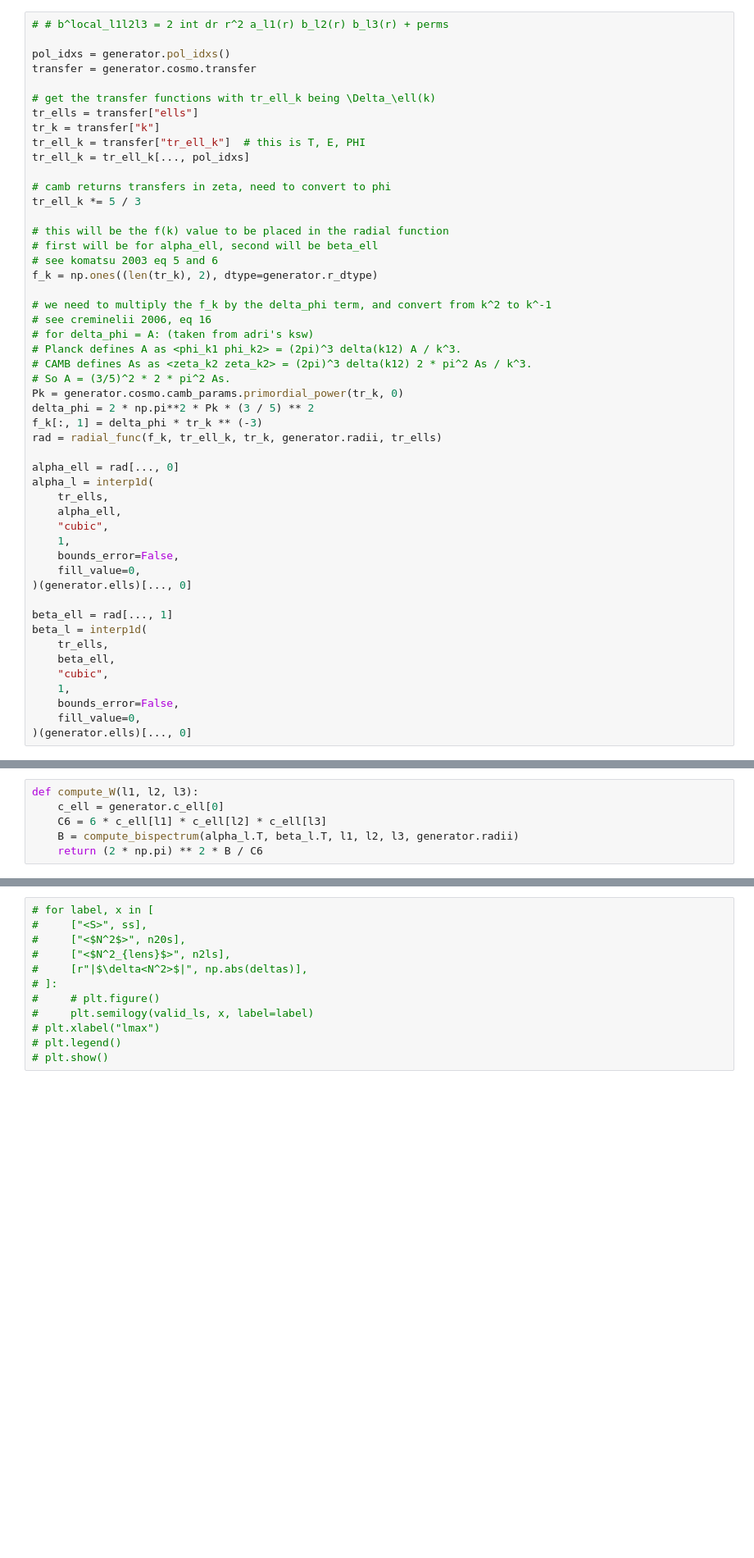
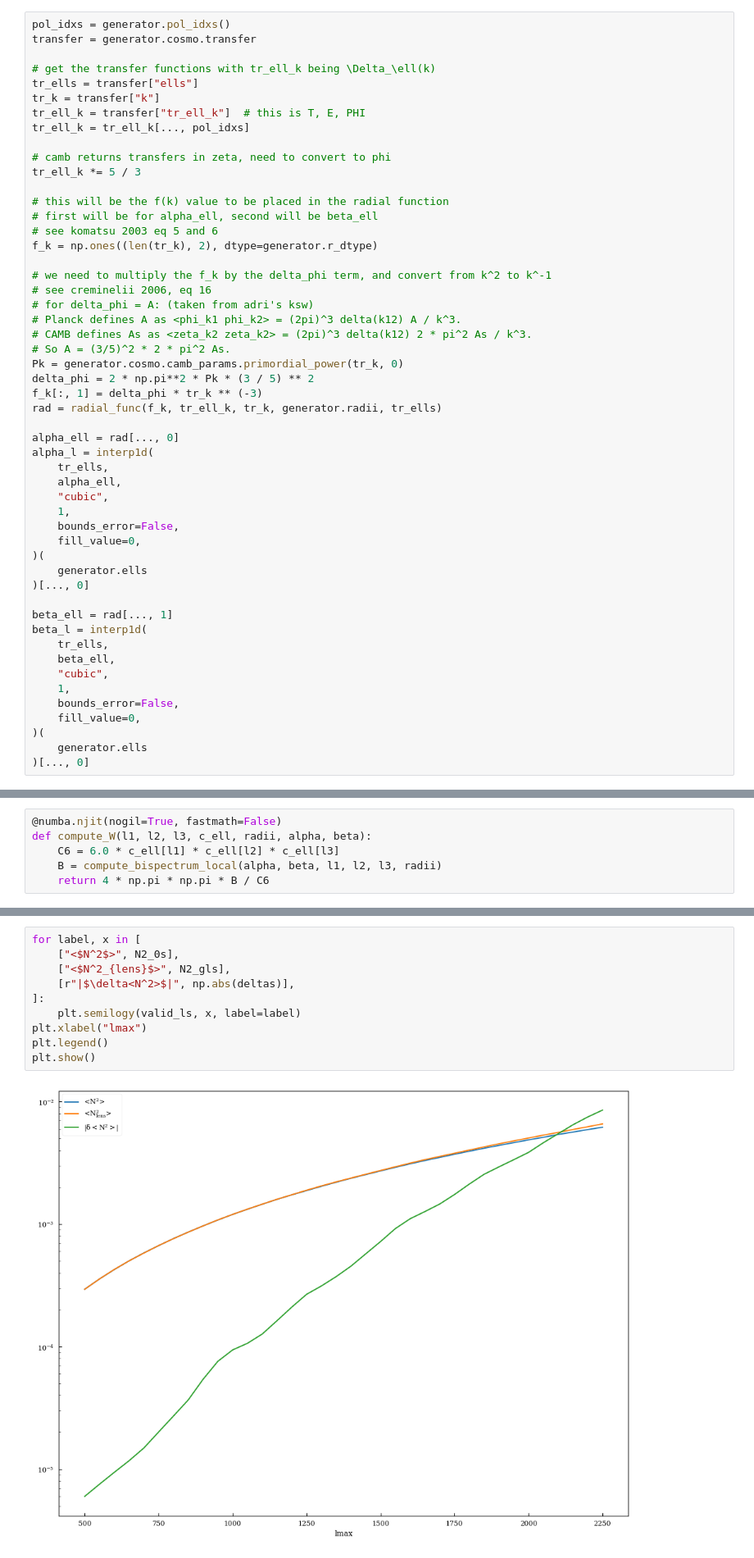
Before and after one commit to JBrandonS/MLPNG, a Jupyter notebook: lens_test.ipynb, the cells around one changed output, grey strips where cells are left out. Shown at 82% size. Drawn from its saved outputs; the diff is of its cells as text; blank space fills up the shorter version.

```diff
--- a/lens_test.ipynb
+++ b/lens_test.ipynb
@@ -458,6 +469,4 @@ plt.show()
 # %%
-# # b^local_l1l2l3 = 2 int dr r^2 a_l1(r) b_l2(r) b_l3(r) + perms
-
 pol_idxs = generator.pol_idxs()
 transfer = generator.cosmo.transfer
 
@@ -494,7 +503,9 @@ alpha_l = interp1d(
     1,
     bounds_error=False,
     fill_value=0,
-)(generator.ells)[..., 0]
+)(
+    generator.ells
+)[..., 0]
 
 beta_ell = rad[..., 1]
 beta_l = interp1d(
@@ -504,4 +515,6 @@ beta_l = interp1d(
     1,
     bounds_error=False,
     fill_value=0,
-)(generator.ells)[..., 0]
+)(
+    generator.ells
+)[..., 0]
@@ -508,8 +841,8 @@ beta_l = interp1d(
 # %% [markdown]
 ![image.png](attachment:image.png)
 # %%
-def compute_W(l1, l2, l3):
-    c_ell = generator.c_ell[0]
-    C6 = 6 * c_ell[l1] * c_ell[l2] * c_ell[l3]
-    B = compute_bispectrum(alpha_l.T, beta_l.T, l1, l2, l3, generator.radii)
-    return (2 * np.pi) ** 2 * B / C6
+@numba.njit(nogil=True, fastmath=False)
+def compute_W(l1, l2, l3, c_ell, radii, alpha, beta):
+    C6 = 6.0 * c_ell[l1] * c_ell[l2] * c_ell[l3]
+    B = compute_bispectrum_local(alpha, beta, l1, l2, l3, radii)
+    return 4 * np.pi * np.pi * B / C6
@@ -1209,13 +1888,13 @@ Make the plot, can take a while
 # %%
-# for label, x in [
-#     ["<S>", ss],
-#     ["<$N^2$>", n20s],
-#     ["<$N^2_{lens}$>", n2ls],
-#     [r"|$\delta<N^2>$|", np.abs(deltas)],
-# ]:
-#     # plt.figure()
-#     plt.semilogy(valid_ls, x, label=label)
-# plt.xlabel("lmax")
-# plt.legend()
-# plt.show()
+for label, x in [
+    ["<$N^2$>", N2_0s],
+    ["<$N^2_{lens}$>", N2_gls],
+    [r"|$\delta<N^2>$|", np.abs(deltas)],
+]:
+    plt.semilogy(valid_ls, x, label=label)
+plt.xlabel("lmax")
+plt.legend()
+plt.show()
+# %% [output]
+[figure, added]
 # %%
```
Also changed, not shown: parts of 52 cells of this notebook.
